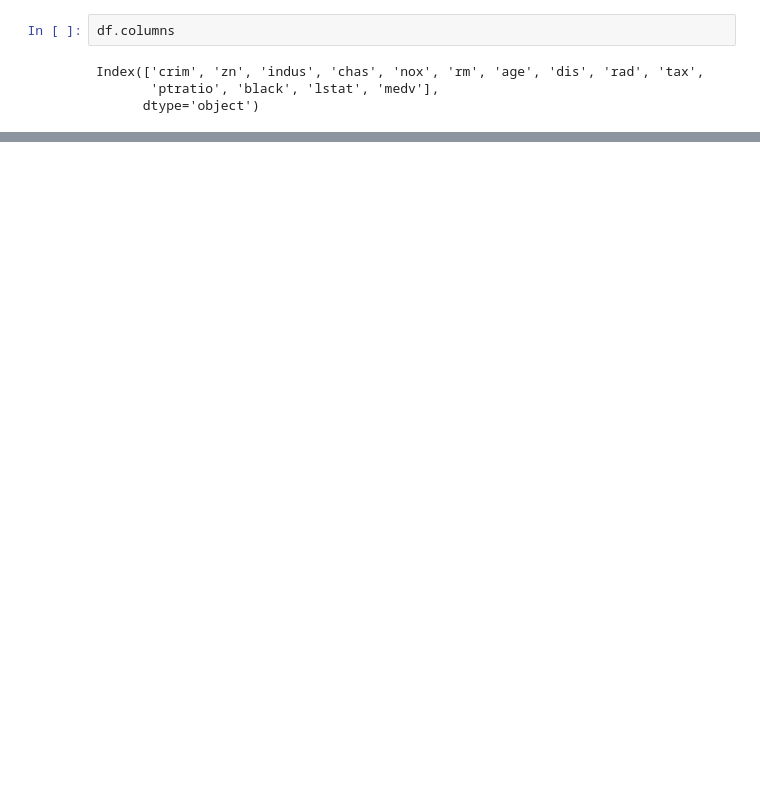
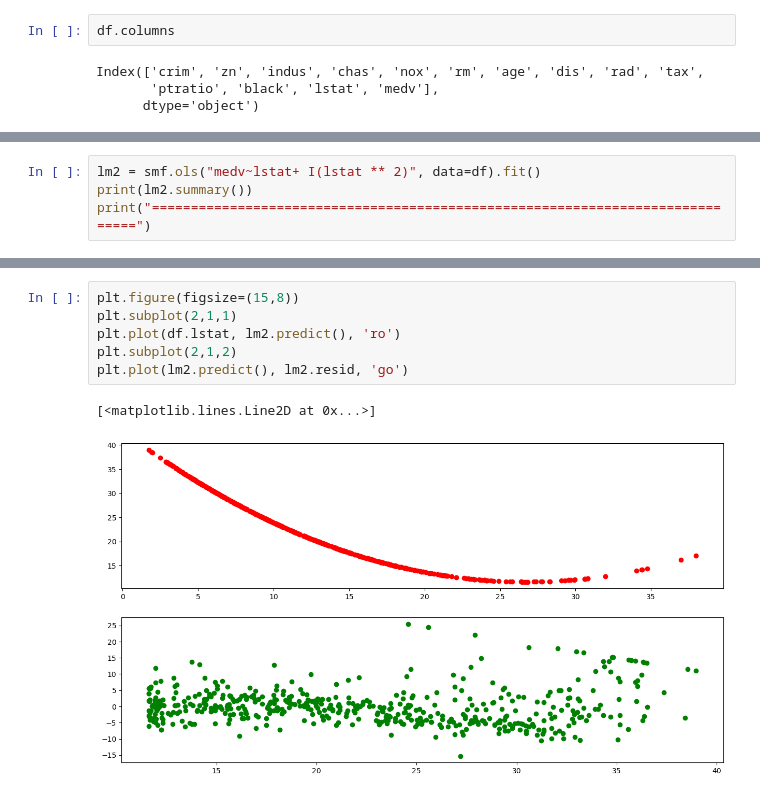
Before and after one commit to amasai-santos/ML-studies, a Jupyter notebook: Untitled.ipynb, the cells around one changed output, grey strips where cells are left out. Saved outputs shown, nothing was run; the diff lists cells and outputs as text; blank space fills up the shorter version.

```diff
--- a/Untitled.ipynb
+++ b/Untitled.ipynb
@@ -43,0 +122,4 @@ lstat      -1.026148  -0.873951
+# %%
+lm2 = smf.ols("medv~lstat+ I(lstat ** 2)", data=df).fit()
+print(lm2.summary())
+print("==============================================================================")
@@ -43,0 +144,9 @@ lstat      -1.026148  -0.873951
+# %%
+plt.figure(figsize=(15,8))
+plt.subplot(2,1,1)
+plt.plot(df.lstat, lm2.predict(), 'ro')
+plt.subplot(2,1,2)
+plt.plot(lm2.predict(), lm2.resid, 'go')
+# %% [output]
+[<matplotlib.lines.Line2D at 0x...>]
+[figure, added]
```
Also changed, not shown: parts of 18 cells of this notebook, 1 other file.
